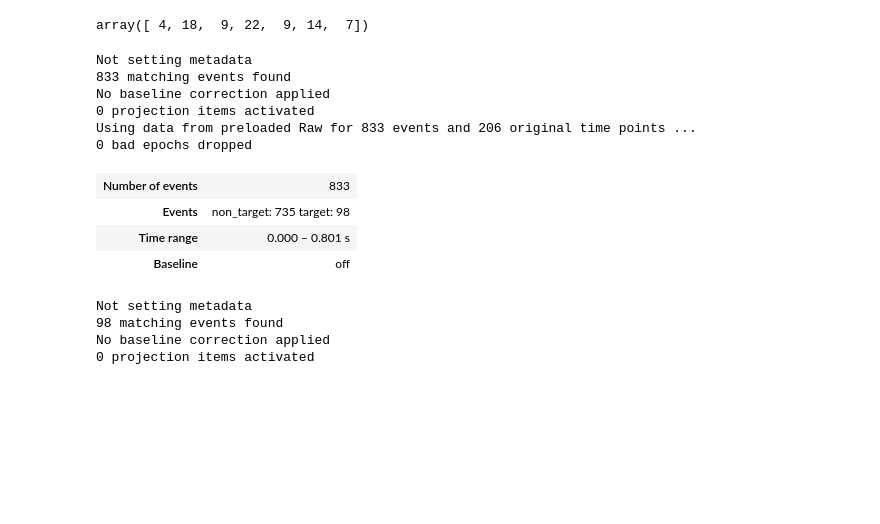
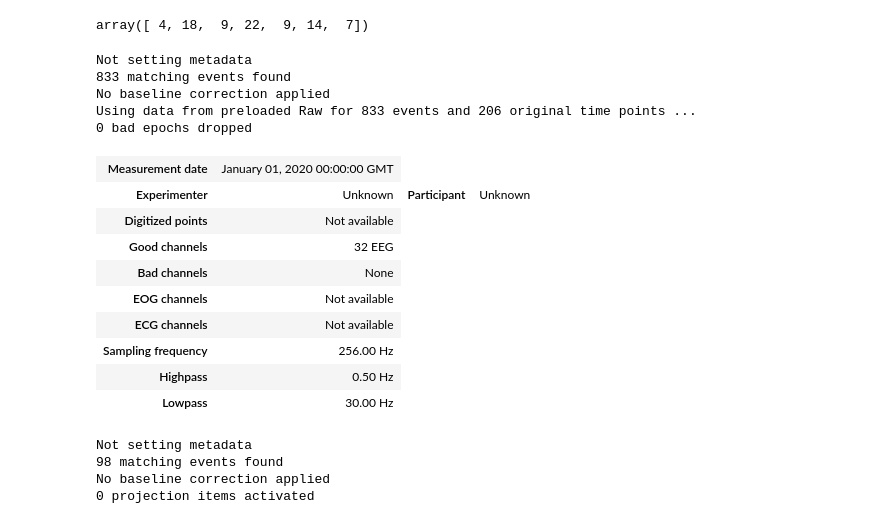
Before and after one commit to zs144/P300-BCI, a Jupyter notebook: Task4/toy_classifier/draft.ipynb, the cells around one changed output. Saved outputs shown, nothing was run; the diff lists cells and outputs as text; code cells hidden in the pictures; blank space fills up the shorter version.

```diff
--- a/Task4/toy_classifier/draft.ipynb
+++ b/Task4/toy_classifier/draft.ipynb
@@ -34,7 +37,7 @@ def RCIndexConveter(board, index: int) -> str:
     c = (index - 1) %  num_cols
     return board[r][c]
 # %%
-filename = '../data/RC/A01_SE001RC_Train01.edf'
+filename = '../data/RC/Train/A01_SE001RC_Train01.edf'
 raw_data = mne.io.read_raw_edf(filename, verbose=False) # read data
 raw_data.load_data() # load data
 eeg_channels = mne.pick_channels_regexp(raw_data.info['ch_names'], 'EEG')
@@ -116,16 +119,21 @@ epochs = mne.Epochs(raw=raw_data, events=stim_events, tmin=t_min, tmax=t_max,
 Not setting metadata
 833 matching events found
 No baseline correction applied
-0 projection items activated
 Using data from preloaded Raw for 833 events and 206 original time points ...
 0 bad epochs dropped
 # %%
-epochs
+epochs.info
 # %% [output]
-| Number of events | 833 |
-| Events | non_target: 735 target: 98 |
-| Time range | 0.000 – 0.801 s |
-| Baseline | off |
+| Measurement date | January 01, 2020 00:00:00 GMT |
+| Experimenter | Unknown | Participant | Unknown |
+| Digitized points | Not available |
+| Good channels | 32 EEG |
+| Bad channels | None |
+| EOG channels | Not available |
+| ECG channels | Not available |
+| Sampling frequency | 256.00 Hz |
+| Highpass | 0.50 Hz |
+| Lowpass | 30.00 Hz |
 # %%
 channel_pick = raw_data.ch_names[5] # EEG_CZ
 # Plot target signals at a specific channel
```
Also changed, not shown: parts of 18 cells of this notebook, 1 other file.
